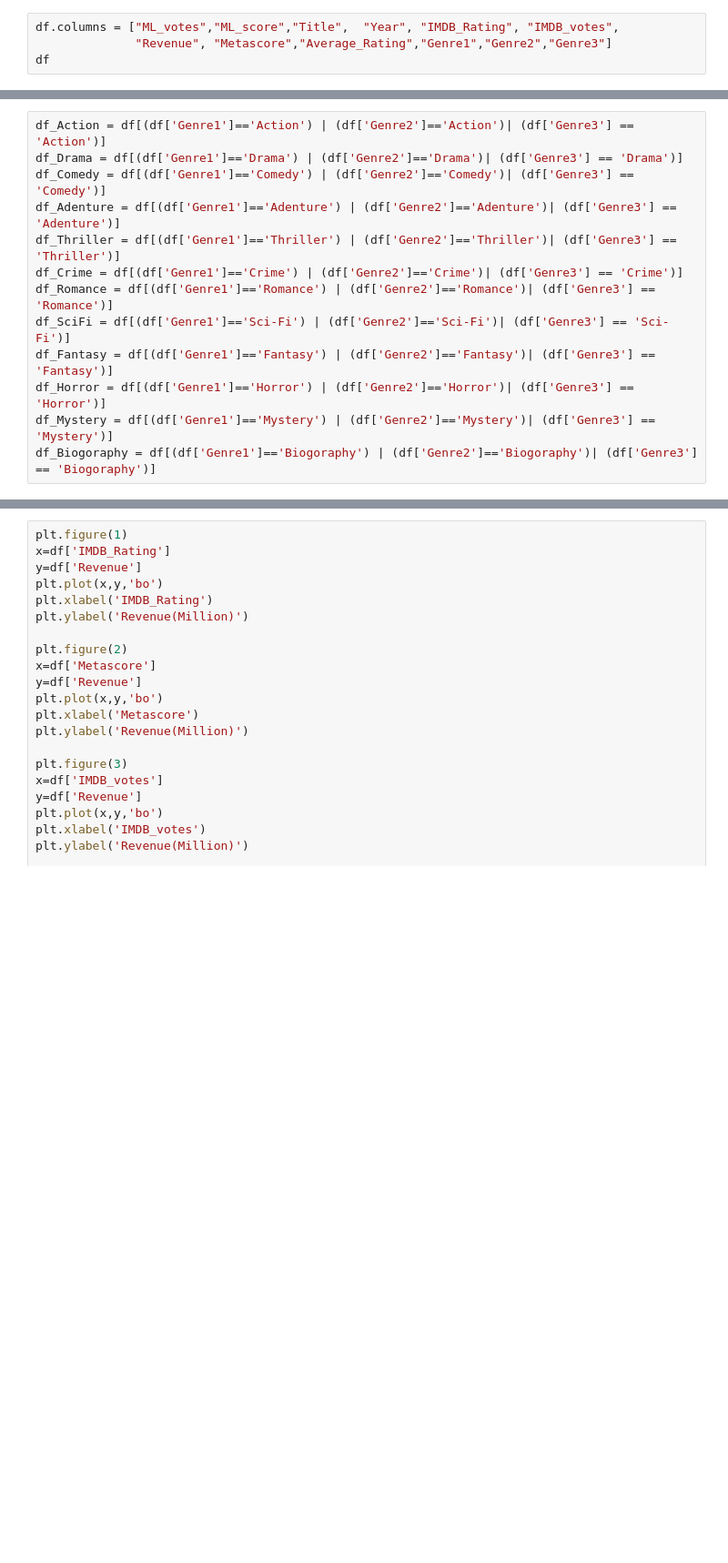
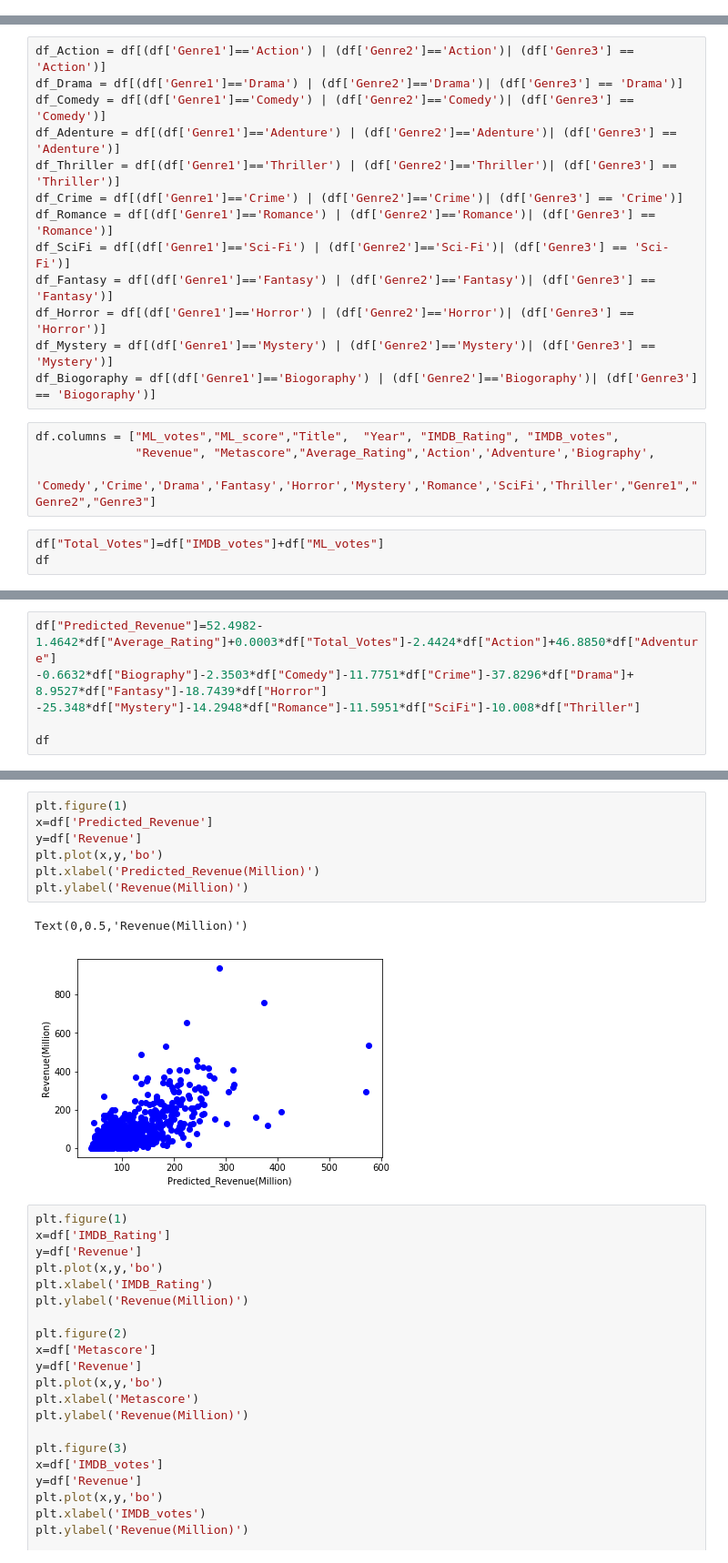
Before and after one commit to SplashCrBy/pr_06, a Jupyter notebook: OLS.ipynb, the cells around one changed output, grey strips where cells are left out. Shown at 91% size. Cells and saved outputs as stored; diff of their text form; blank space fills up the shorter version.

```diff
--- a/OLS.ipynb
+++ b/OLS.ipynb
@@ -215,7 +215,3 @@ df['Genre3'] = df1[2]
 # %%
 df = df.reset_index(drop = True)
 df = df.drop(['Genre'], axis = 1)
-# %%
-df.columns = ["ML_votes","ML_score","Title",  "Year", "IMDB_Rating", "IMDB_votes",
-              "Revenue", "Metascore","Average_Rating","Genre1","Genre2","Genre3"]
-df
@@ -465,3 +292,10 @@ df_Fantasy = df[(df['Genre1']=='Fantasy') | (df['Genre2']=='Fantasy')| (df['Genr
 df_Horror = df[(df['Genre1']=='Horror') | (df['Genre2']=='Horror')| (df['Genre3'] == 'Horror')]
 df_Mystery = df[(df['Genre1']=='Mystery') | (df['Genre2']=='Mystery')| (df['Genre3'] == 'Mystery')]
 df_Biogoraphy = df[(df['Genre1']=='Biogoraphy') | (df['Genre2']=='Biogoraphy')| (df['Genre3'] == 'Biogoraphy')]
+# %%
+df.columns = ["ML_votes","ML_score","Title",  "Year", "IMDB_Rating", "IMDB_votes",
+              "Revenue", "Metascore","Average_Rating",'Action','Adventure','Biography',
+             'Comedy','Crime','Drama','Fantasy','Horror','Mystery','Romance','SciFi','Thriller',"Genre1","Genre2","Genre3"]
+# %%
+df["Total_Votes"]=df["IMDB_votes"]+df["ML_votes"]
+df
@@ -467,0 +423,6 @@ df_Biogoraphy = df[(df['Genre1']=='Biogoraphy') | (df['Genre2']=='Biogoraphy')|
+# %%
+df["Predicted_Revenue"]=52.4982-1.4642*df["Average_Rating"]+0.0003*df["Total_Votes"]-2.4424*df["Action"]+46.8850*df["Adventure"]
+-0.6632*df["Biography"]-2.3503*df["Comedy"]-11.7751*df["Crime"]-37.8296*df["Drama"]+ 8.9527*df["Fantasy"]-18.7439*df["Horror"]
+-25.348*df["Mystery"]-14.2948*df["Romance"]-11.5951*df["SciFi"]-10.008*df["Thriller"]
+
+df
@@ -468,3 +448,13 @@ df_Biogoraphy = df[(df['Genre1']=='Biogoraphy') | (df['Genre2']=='Biogoraphy')|
+# %%
+plt.figure(1)
+x=df['Predicted_Revenue']
+y=df['Revenue']
+plt.plot(x,y,'bo')
+plt.xlabel('Predicted_Revenue(Million)')
+plt.ylabel('Revenue(Million)')
+# %% [output]
+Text(0,0.5,'Revenue(Million)')
+[figure, added]
 # %%
 plt.figure(1)
 x=df['IMDB_Rating']
```
Also changed, not shown: parts of 24 cells of this notebook.
